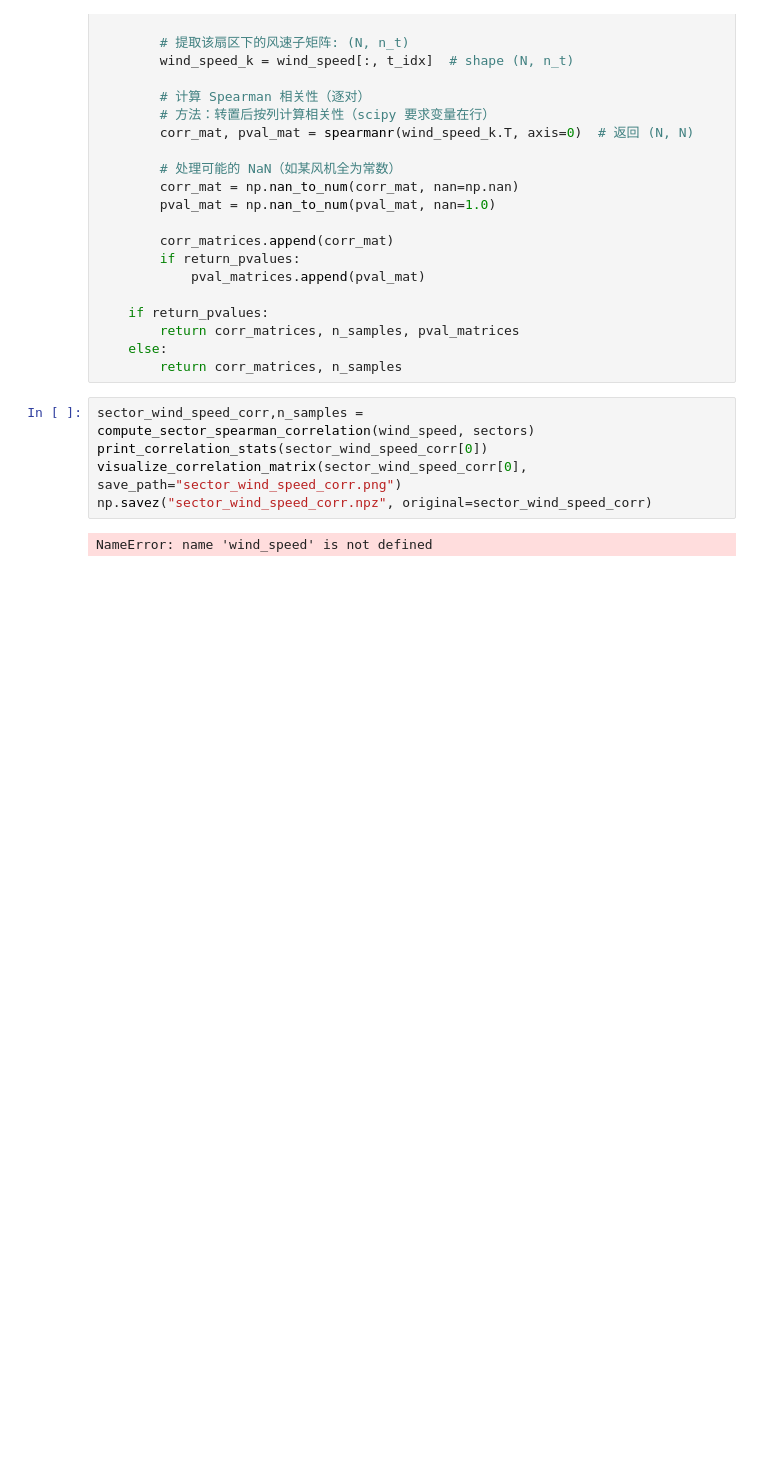
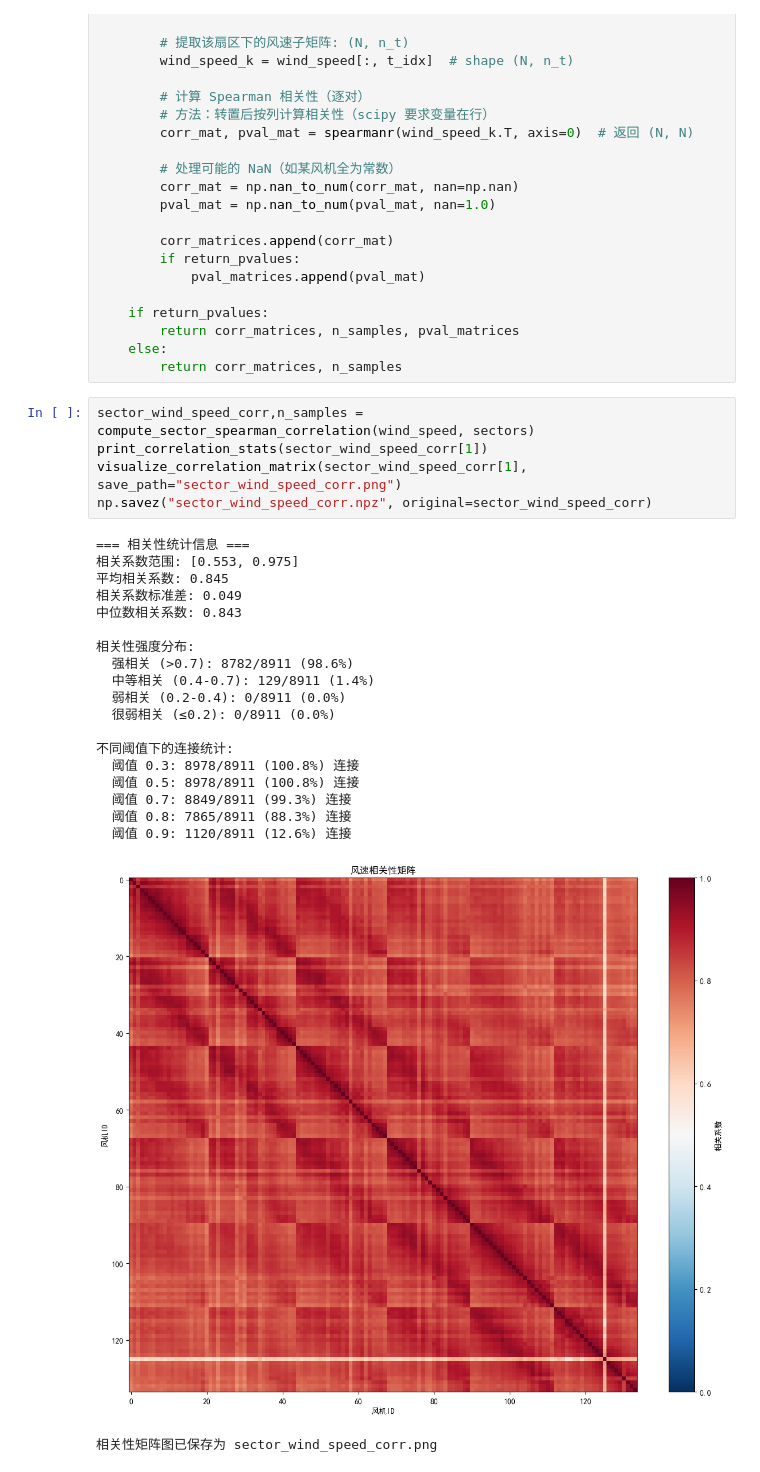
Before and after one commit to yellow378/WindSpeedForecasting, a Jupyter notebook: analysis/graph/1_correlation/correlation.ipynb, the cells around one changed output. Drawn from its saved outputs; the diff is of its cells as text; blank space fills up the shorter version.

```diff
--- a/analysis/graph/1_correlation/correlation.ipynb
+++ b/analysis/graph/1_correlation/correlation.ipynb
@@ -520,8 +521,27 @@ def compute_sector_spearman_correlation(
         return corr_matrices, n_samples
 # %%
 sector_wind_speed_corr,n_samples = compute_sector_spearman_correlation(wind_speed, sectors)
-print_correlation_stats(sector_wind_speed_corr[0])
-visualize_correlation_matrix(sector_wind_speed_corr[0], save_path="sector_wind_speed_corr.png")
+print_correlation_stats(sector_wind_speed_corr[1])
+visualize_correlation_matrix(sector_wind_speed_corr[1], save_path="sector_wind_speed_corr.png")
 np.savez("sector_wind_speed_corr.npz", original=sector_wind_speed_corr)
 # %% [output]
-NameError: name 'wind_speed' is not defined
+=== 相关性统计信息 ===
+相关系数范围: [0.553, 0.975]
+平均相关系数: 0.845
+相关系数标准差: 0.049
+中位数相关系数: 0.843
+
+相关性强度分布:
+  强相关 (>0.7): 8782/8911 (98.6%)
+  中等相关 (0.4-0.7): 129/8911 (1.4%)
+  弱相关 (0.2-0.4): 0/8911 (0.0%)
+  很弱相关 (≤0.2): 0/8911 (0.0%)
+
+不同阈值下的连接统计:
+  阈值 0.3: 8978/8911 (100.8%) 连接
+  阈值 0.5: 8978/8911 (100.8%) 连接
+  阈值 0.7: 8849/8911 (99.3%) 连接
+  阈值 0.8: 7865/8911 (88.3%) 连接
+  阈值 0.9: 1120/8911 (12.6%) 连接
+[figure, added]
+相关性矩阵图已保存为 sector_wind_speed_corr.png
```
Also changed, not shown: parts of 1 cell of this notebook, 8 other files.
